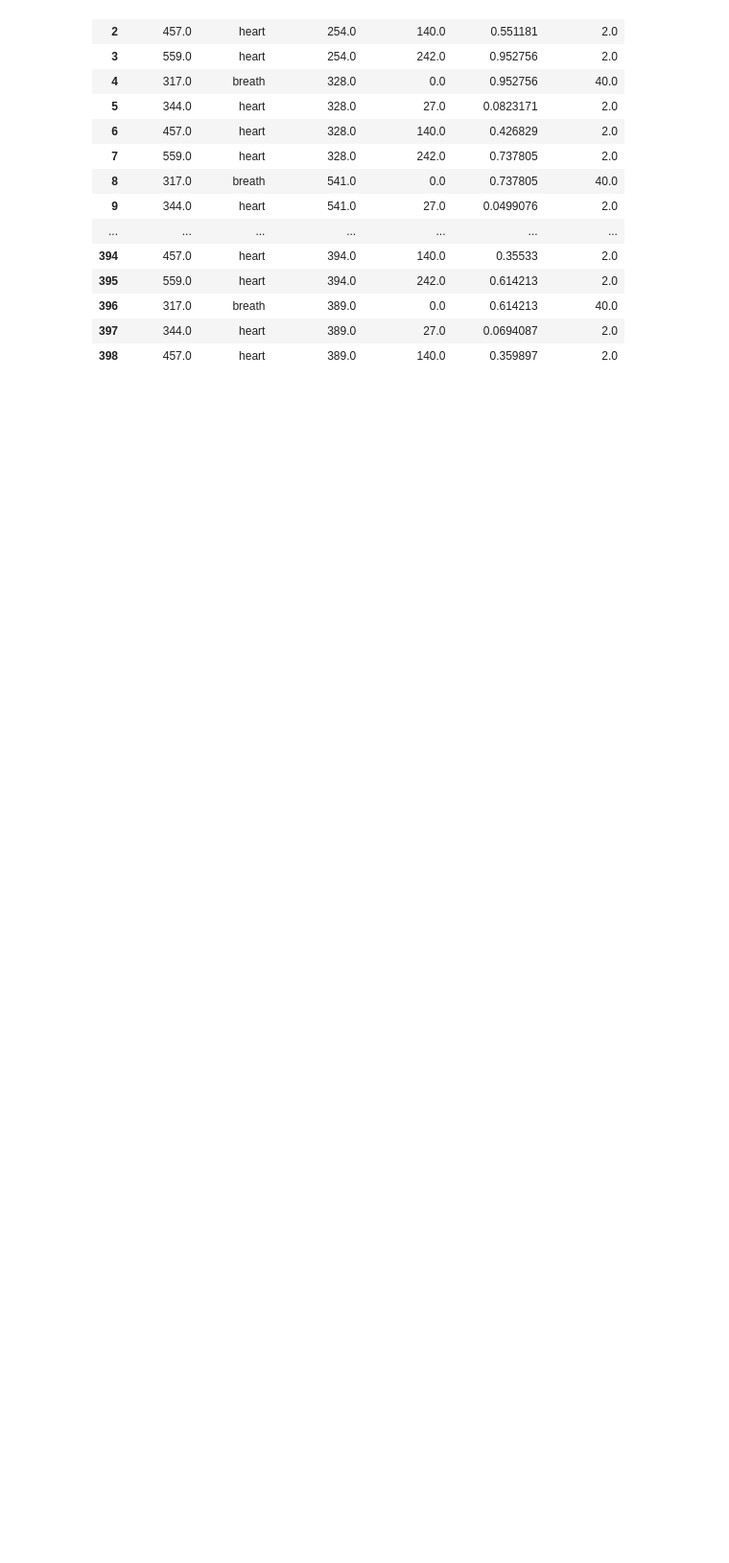
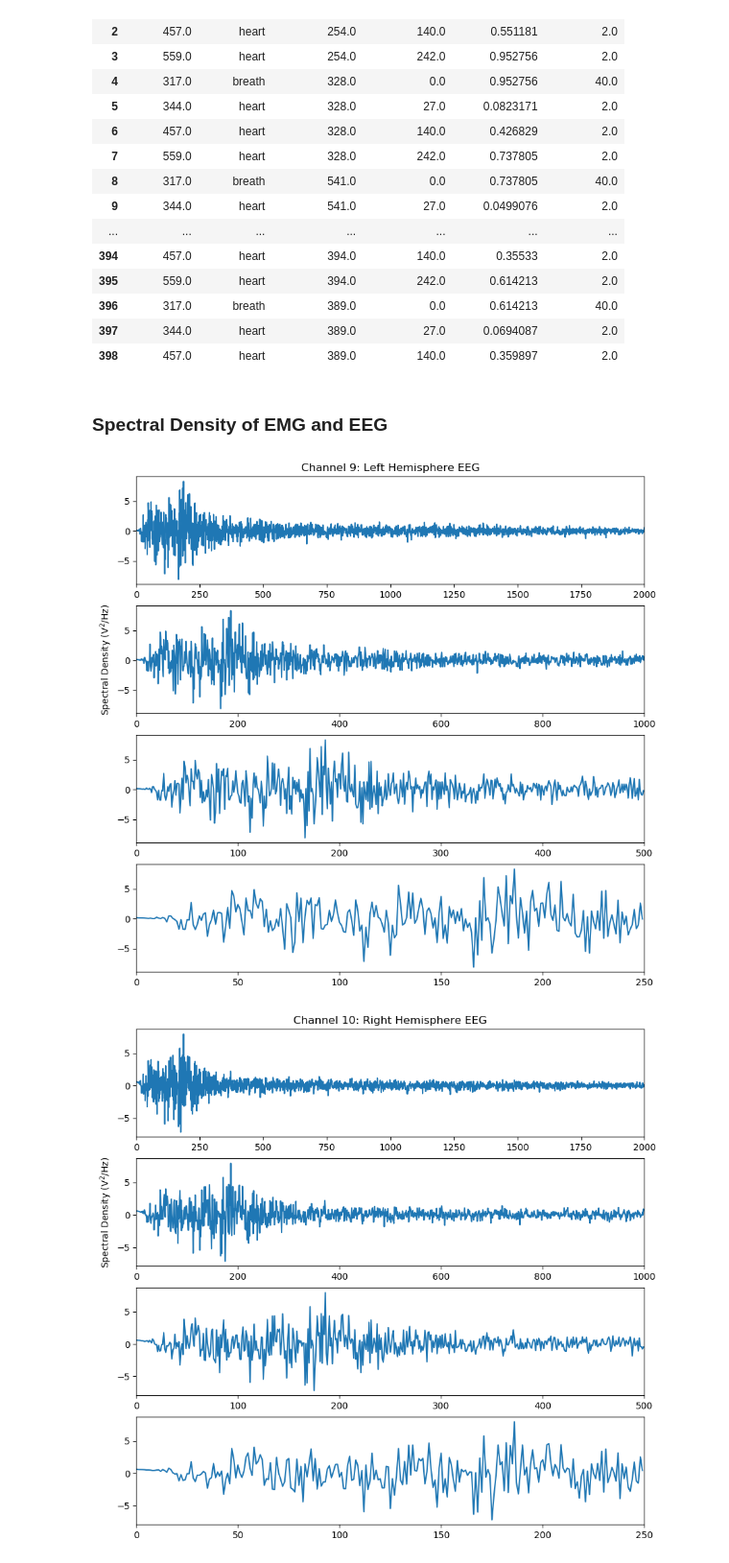
Before and after one commit to haleyspeed/Heart_Rate_Variability, a Jupyter notebook: kalume_hrv_1.1.ipynb, the cells around one changed output. Shown at 96% size. Cells and saved outputs as stored; diff of their text form; code cells hidden in the pictures; blank space fills up the shorter version.

```diff
--- a/kalume_hrv_1.1.ipynb
+++ b/kalume_hrv_1.1.ipynb
@@ -610,3 +610,42 @@ save_csv(df, file_in.replace('.edf', '.csv'), dir_in)
 | 396 | 317.0 | breath | 389.0 | 0.0 | 0.614213 | 40.0 |
 | 397 | 344.0 | heart | 389.0 | 27.0 | 0.0694087 | 2.0 |
 | 398 | 457.0 | heart | 389.0 | 140.0 | 0.359897 | 2.0 |
+# %% [markdown]
+### Spectral Density of EMG and EEG
+# %%
+def get_fft(signal, start, end):
+    """User specifies the signal and the start and end points in minutes. Function converts minutes
+    to datapoints then calculates the spectral density of the given signal for that time frame"""
+    start = minutes_to_datapoints(start)
+    end = minutes_to_datapoints(end)
+    fft_result = np.fft.rfft((sigbufs[signal,start:end]))
+    return fft_result
+
+fft_10 = get_fft(9, 0, 0.5)  # Left Hemisphere EEG, channel 10, signal 9
+fft_11 = get_fft (10, 0, 0.5) # Right Hemisphere EEG, channel 11, signal 10
+fft_13 = get_fft (12,0, 0.5)  # EMG, channel 13, signal 12
+
+fft_list = [fft_10, fft_11, fft_13]
+freq_labels = ['Left Hemisphere EEG', 'Right Hemisphere EEG', 'EMG']
+# %%
+def plot_fft (channel, label, fft):
+    fig, ax = plt.subplots(4,1, figsize=(10,10), dpi = 100)
+    ax[0].set_title ("Channel " + str(channel) + ': ' + label)
+    ax[0].plot(fft[0:2000])
+    ax[0].set_xlim (0,2000)
+    ax[1].plot(fft[0:1000])
+    ax[1].set_xlim (0,1000)
+    ax[1].set_ylabel ('Spectral Density (V' + r'$^2$' + '/Hz)')
+    ax[2].plot(fft[0:500])
+    ax[2].set_xlim (0,500)
+    ax[3].plot(fft[0:250])
+    ax[3].set_xlim (0,250)
+
+
+i = 0
+for fft in fft_list:
+    plot_fft(freq_signals[i], freq_labels[i], fft_list[i])
+    i = i + 1
+# %% [output]
+[figure, added]
+[figure, added]
```
Also changed, not shown: parts of 11 cells of this notebook.
